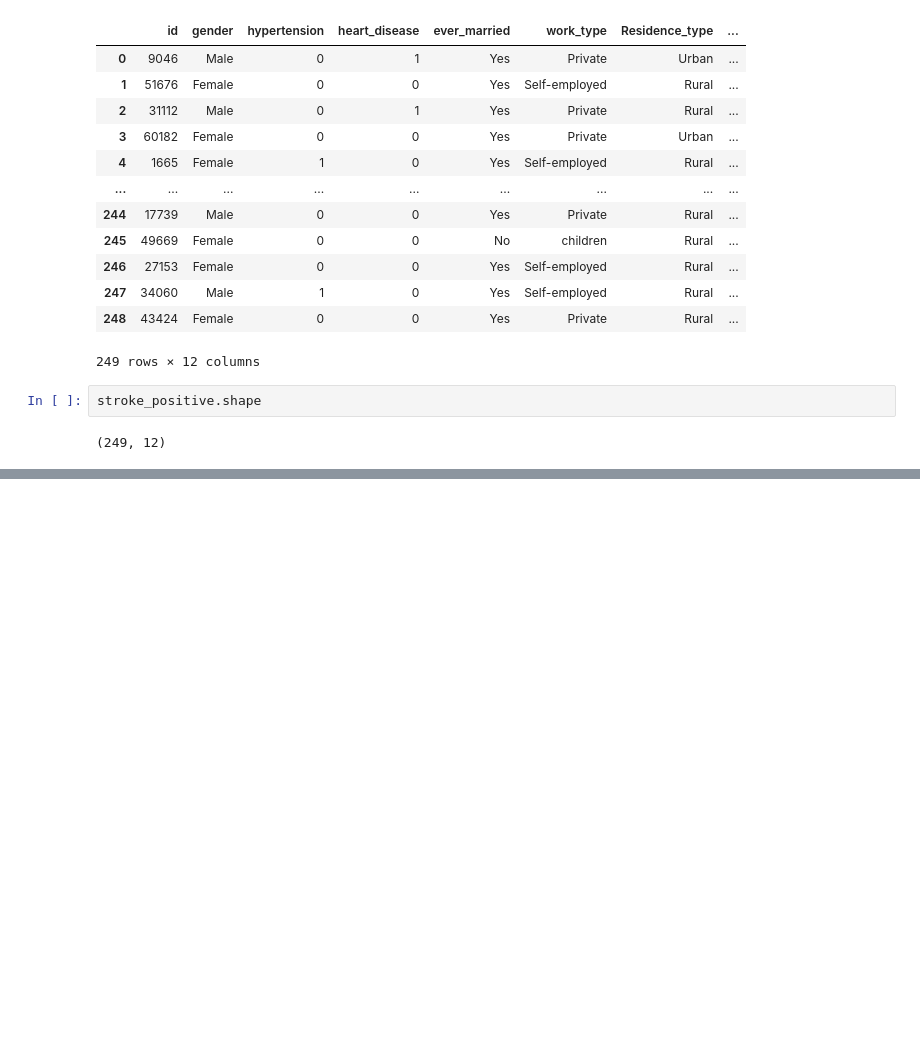
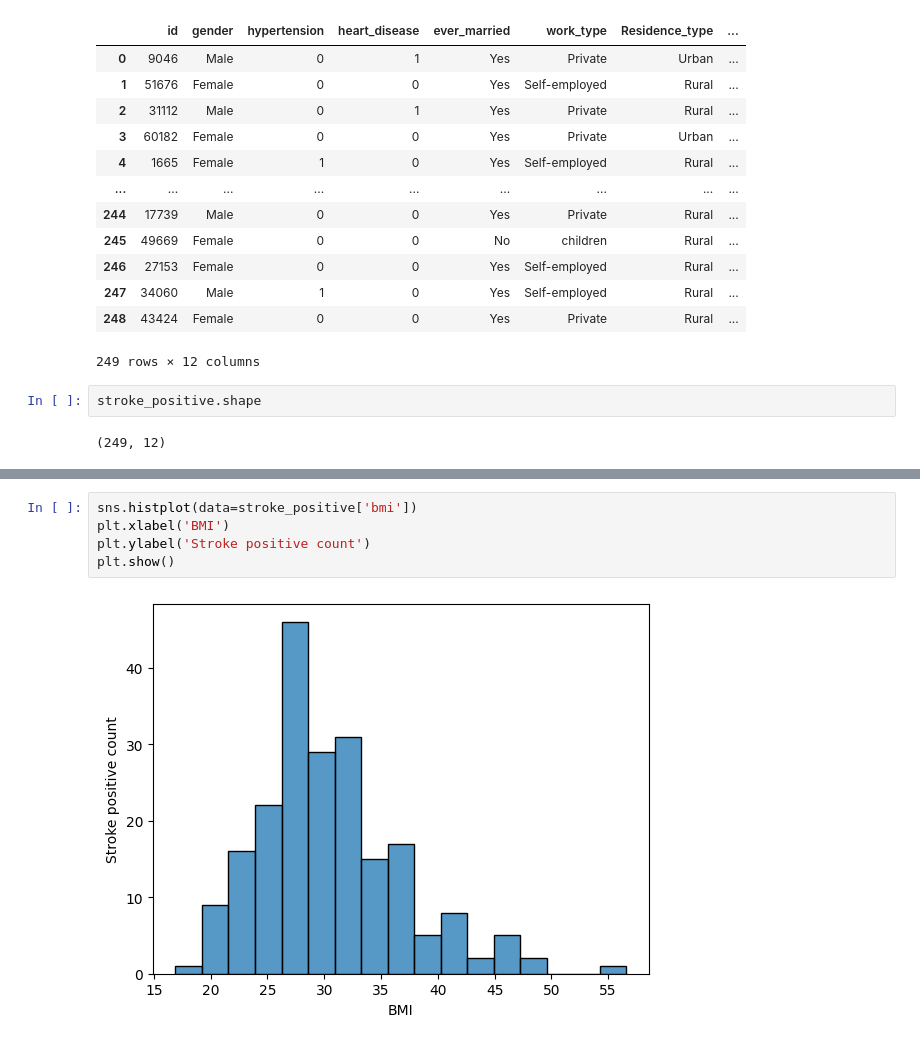
Before and after one commit to sivaramthampi/ML-model-on-stroke-dataset, a Jupyter notebook: View/ML_model_on_stroke_dataset.ipynb, the cells around one changed output, grey strips where cells are left out. Cells and saved outputs as stored; diff of their text form; blank space fills up the shorter version.

```diff
--- a/View/ML_model_on_stroke_dataset.ipynb
+++ b/View/ML_model_on_stroke_dataset.ipynb
@@ -200,0 +221,7 @@ plt.show()
+# %%
+sns.histplot(data=stroke_positive['bmi'])
+plt.xlabel('BMI')
+plt.ylabel('Stroke positive count')
+plt.show()
+# %% [output]
+[figure, added]
```
Also changed, not shown: parts of 8 cells of this notebook.
